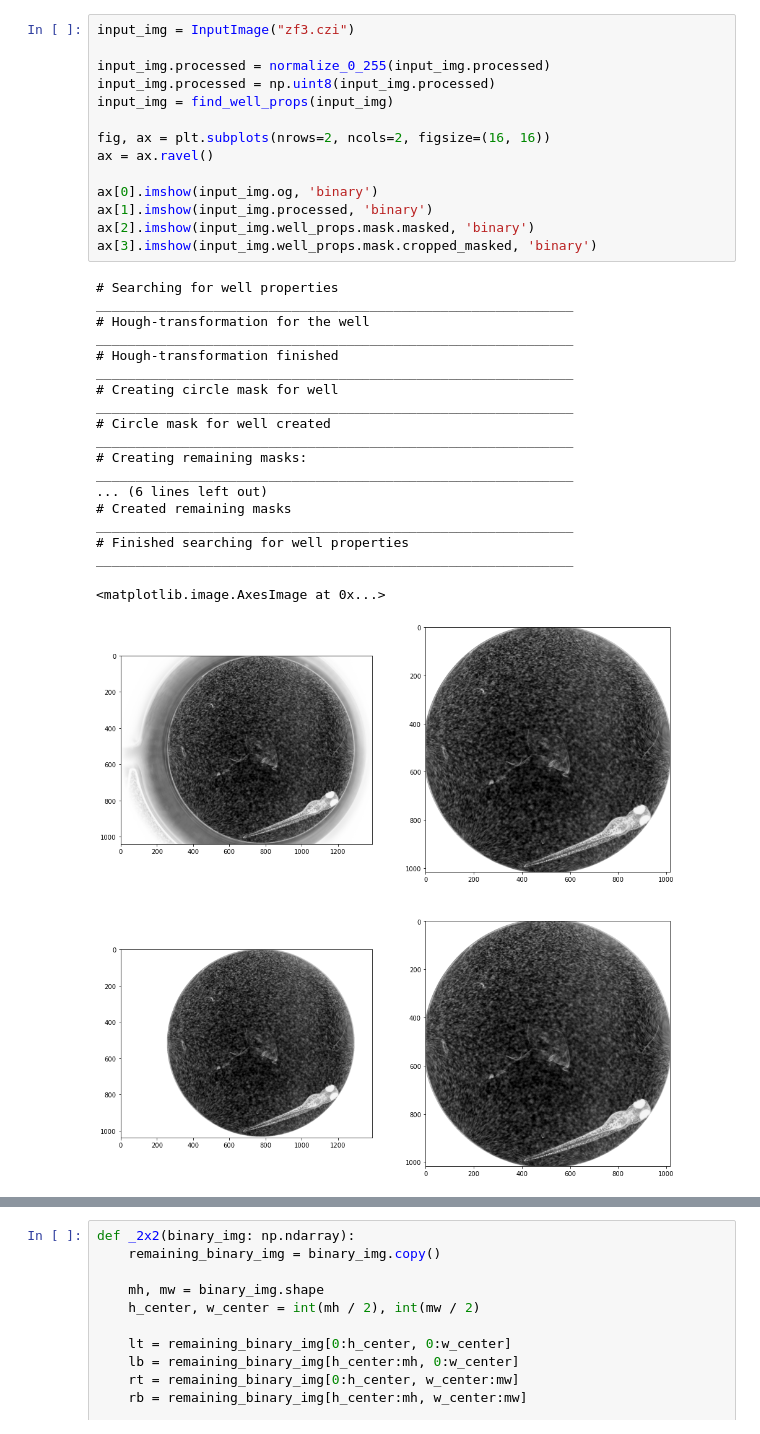
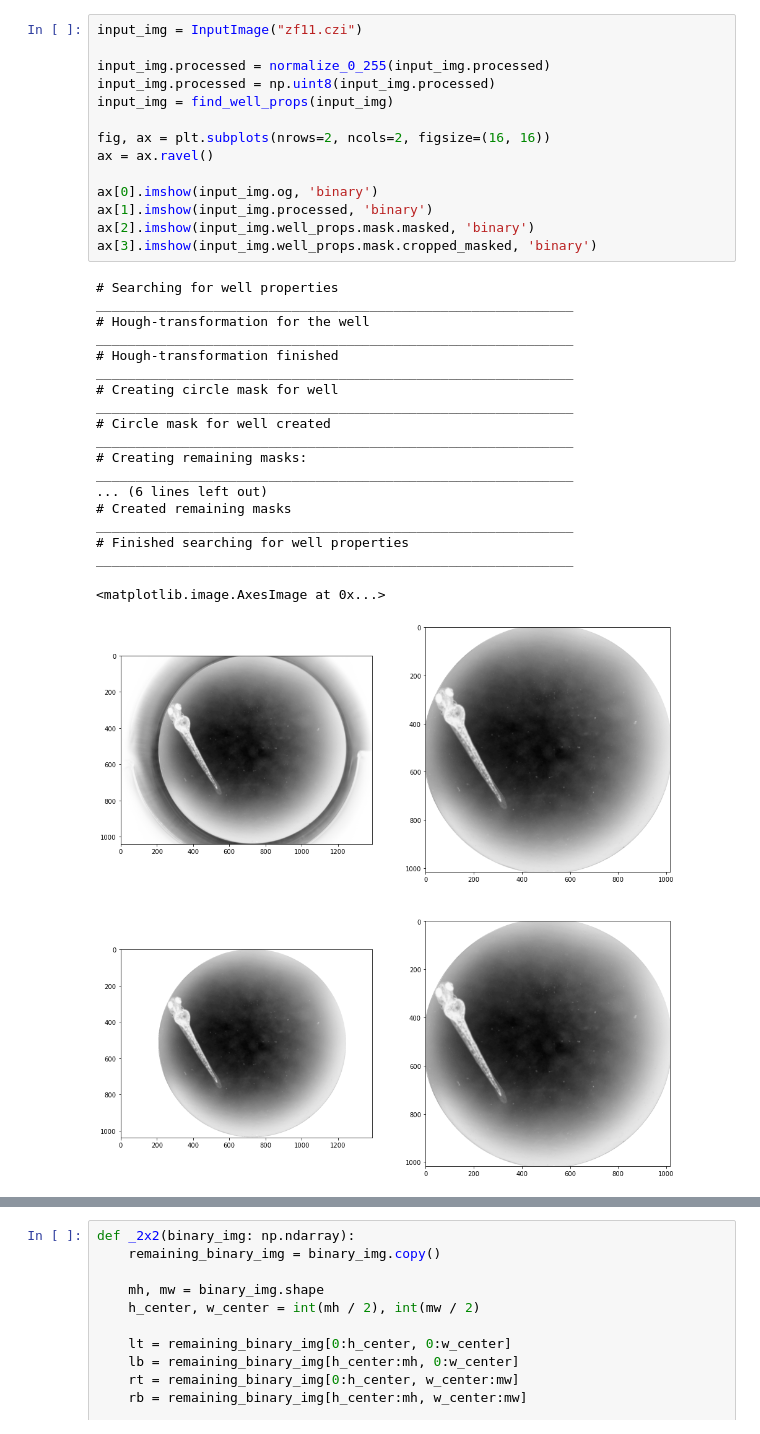
Before and after one commit to gimesia/zebrafisher, a Jupyter notebook: __jupyter__/new_find_fish.ipynb, the cells around one changed output, grey strips where cells are left out. Saved outputs shown, nothing was run; the diff lists cells and outputs as text.

```diff
--- a/__jupyter__/new_find_fish.ipynb
+++ b/__jupyter__/new_find_fish.ipynb
@@ -12,37 +17,37 @@ from src.models import InputImage
 from src.utils import keep_largest_object, keep_second_largest_object
 from src.well.find_well_props import find_well_props
 # %%
-input_img = InputImage("zf3.czi")
+input_img = InputImage("zf11.czi")
 
 input_img.processed = normalize_0_255(input_img.processed)
 input_img.processed = np.uint8(input_img.processed)
 input_img = find_well_props(input_img)
 
 fig, ax = plt.subplots(nrows=2, ncols=2, figsize=(16, 16))
 ax = ax.ravel()
 
 ax[0].imshow(input_img.og, 'binary')
 ax[1].imshow(input_img.processed, 'binary')
 ax[2].imshow(input_img.well_props.mask.masked, 'binary')
 ax[3].imshow(input_img.well_props.mask.cropped_masked, 'binary')
 # %% [output]
 # Searching for well properties
 _____________________________________________________________
 # Hough-transformation for the well
 _____________________________________________________________
 # Hough-transformation finished
 _____________________________________________________________
 # Creating circle mask for well
 _____________________________________________________________
 # Circle mask for well created
 _____________________________________________________________
 # Creating remaining masks:
 _____________________________________________________________
 ... (6 lines left out)
 # Created remaining masks
 _____________________________________________________________
 # Finished searching for well properties
 _____________________________________________________________
 <matplotlib.image.AxesImage at 0x...>
-[figure, old version]
+[figure, new version]
 # %%
```
Also changed, not shown: parts of 10 cells of this notebook, 1 other file.
